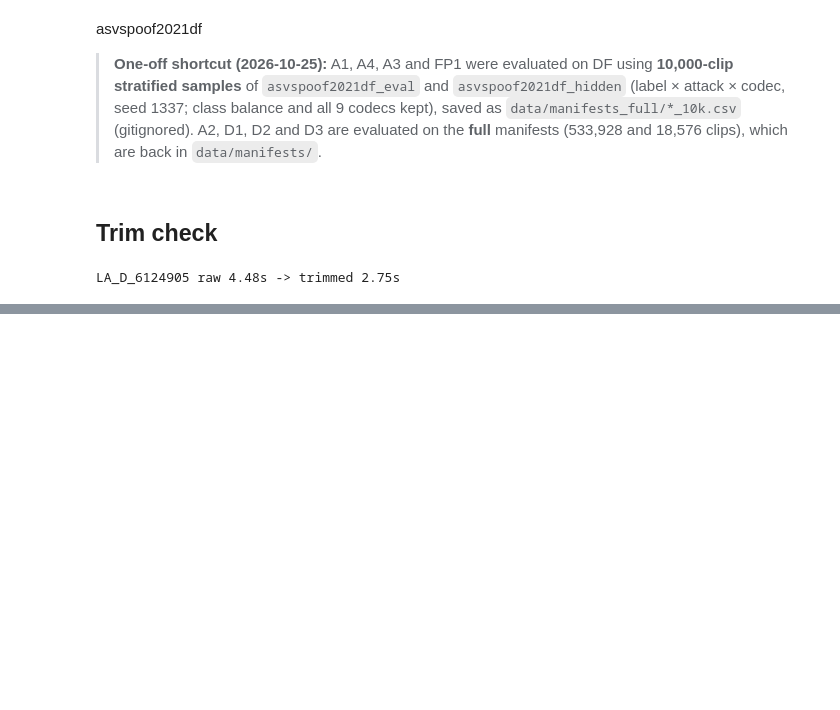
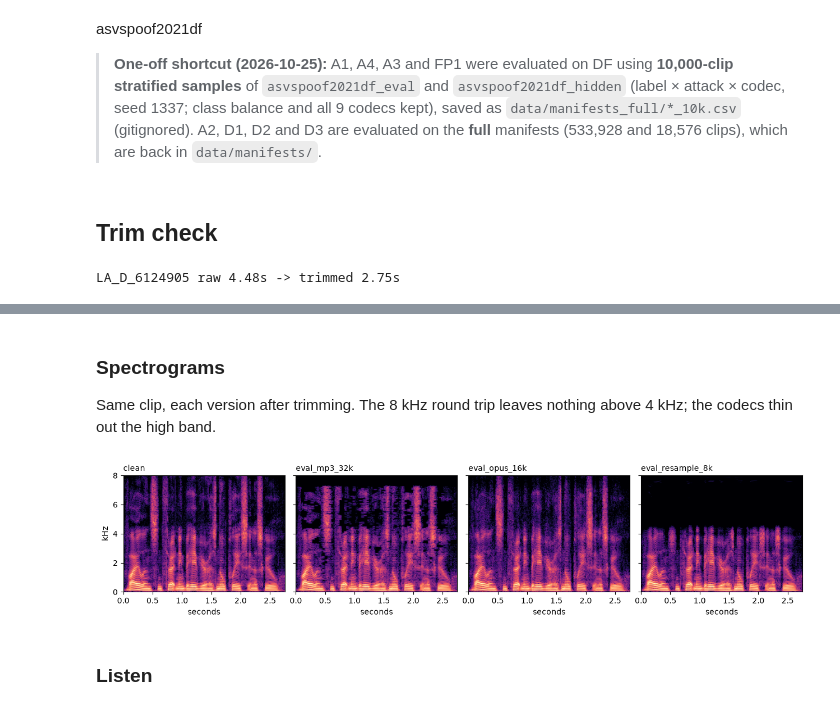
Before and after one commit to Qwenty228/GC2-EchoJEV, a Jupyter notebook: SystemCode/notebooks/01_dataset_audit.ipynb, the cells around one changed output, grey strips where cells are left out. Saved outputs shown, nothing was run; the diff lists cells and outputs as text; code cells hidden in the pictures; blank space fills up the shorter version.

```diff
--- a/SystemCode/notebooks/01_dataset_audit.ipynb
+++ b/SystemCode/notebooks/01_dataset_audit.ipynb
@@ -232,0 +246,25 @@ display(Audio(xt, rate=SR))
+# %%
+import librosa
+import matplotlib.pyplot as plt
+import numpy as np
+import yaml
+from audio_df.data.degrade import clip_seed, degrade
+
+E4 = yaml.safe_load(open("../configs/e4_degradations.yaml"))
+noise_dir = Path("..") / E4["conditions"]["eval_noise_10db"]["noise_dir"]
+
+def noise_bank(name):  # one MUSAN file per clip, chosen as scripts/make_degraded.py does
+    files = sorted(p for p in noise_dir.rglob("*") if p.suffix.lower() in {".wav", ".flac"}) if noise_dir.is_dir() else []
+    if not files:
+        return None
+    rng = np.random.default_rng(clip_seed(E4["seed"], row.utt_id, name))
+    return [load_audio(files[int(rng.integers(len(files)))], SR)]
+
+versions = {"clean": xt}
+for name, spec in E4["conditions"].items():
+    bank = noise_bank(name) if spec["type"] == "noise" else None
+    if spec["type"] == "noise" and bank is None:
+        print(f"{name}: skipped, no MUSAN noise in {noise_dir.resolve()}")
+        continue
+    versions[name] = trim_silence(degrade(x, SR, name, E4, E4["seed"], row.utt_id, noise_bank=bank))
+pd.Series({k: round(len(v) / SR, 2) for k, v in versions.items()}, name="seconds after trimming")
@@ -232,0 +278,19 @@ display(Audio(xt, rate=SR))
+# %% [markdown]
+### Spectrograms
+Same clip, each version after trimming. The 8 kHz round trip leaves nothing above 4 kHz; the codecs thin out
+the high band.
+# %%
+fig, axes = plt.subplots(1, len(versions), figsize=(3.2 * len(versions), 3), sharey=True)
+for ax, (name, y) in zip(np.atleast_1d(axes), versions.items()):
+    S = librosa.amplitude_to_db(np.abs(librosa.stft(y, n_fft=512, hop_length=160)), ref=np.max)
+    ax.imshow(S, origin="lower", aspect="auto", cmap="magma", vmin=-80, vmax=0,
+              extent=[0, len(y) / SR, 0, SR / 2000])
+    ax.set_title(name, loc="left", fontsize=10)
+    ax.set_xlabel("seconds")
+np.atleast_1d(axes)[0].set_ylabel("kHz")
+plt.tight_layout()
+plt.show()
+# %% [output]
+[figure, added]
+# %% [markdown]
+### Listen
```
Also changed, not shown: parts of 3 cells of this notebook, 6 other files.
